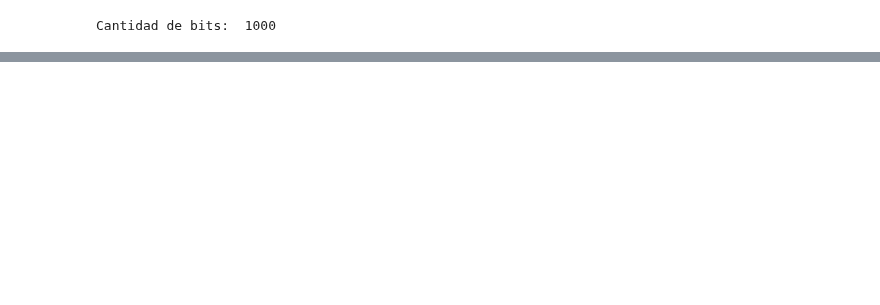
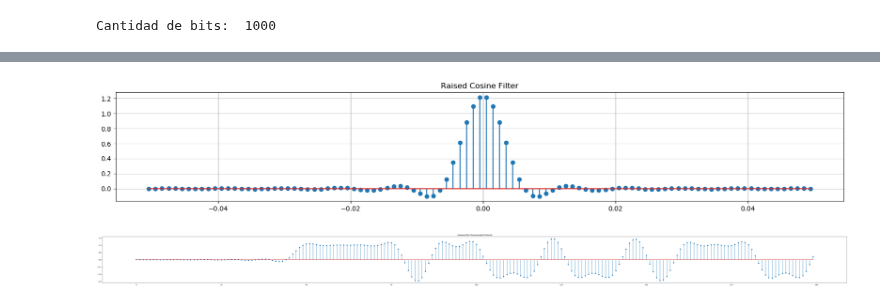
Before and after one commit to sofia-am/QPSK-8PSK-Simulation, a Jupyter notebook: notebook/sampling.ipynb, the cells around one changed output, grey strips where cells are left out. Cells and saved outputs as stored; diff of their text form; code cells hidden in the pictures; blank space fills up the shorter version.

Commit message:
feat: convolution with raised root cosine filter

```diff
--- a/notebook/sampling.ipynb
+++ b/notebook/sampling.ipynb
@@ -56,0 +57,26 @@ plt.show()
+# %%
+from commpy.filters import rrcosfilter
+
+length = 101
+beta = 0.85
+Tsym = sps/Fs
+
+t_rrc, h_rrc = rrcosfilter(length, beta, Tsym, Fs)
+#t_rrc:  Array containing the time indices, in seconds, for the impulse response.
+#h_rrc:  Array containing the impulse response values.
+
+plt.figure(figsize=(20, 3))
+plt.stem(t_rrc, h_rrc, use_line_collection = True)
+plt.title("Raised Cosine Filter")
+plt.grid(True)
+plt.show()
+# %% [output]
+[figure, added]
+# %%
+i_filtered = signal.convolve(osample_i, h_rrc)
+plt.figure(figsize=(80, 5))
+plt.stem(i_filtered[0:200], use_line_collection = True)
+plt.title("Inphase Bits Oversampled Filtered")
+plt.show()
+# %% [output]
+[figure, added]
```
Also changed, not shown: parts of 2 cells of this notebook, 2 other files.
